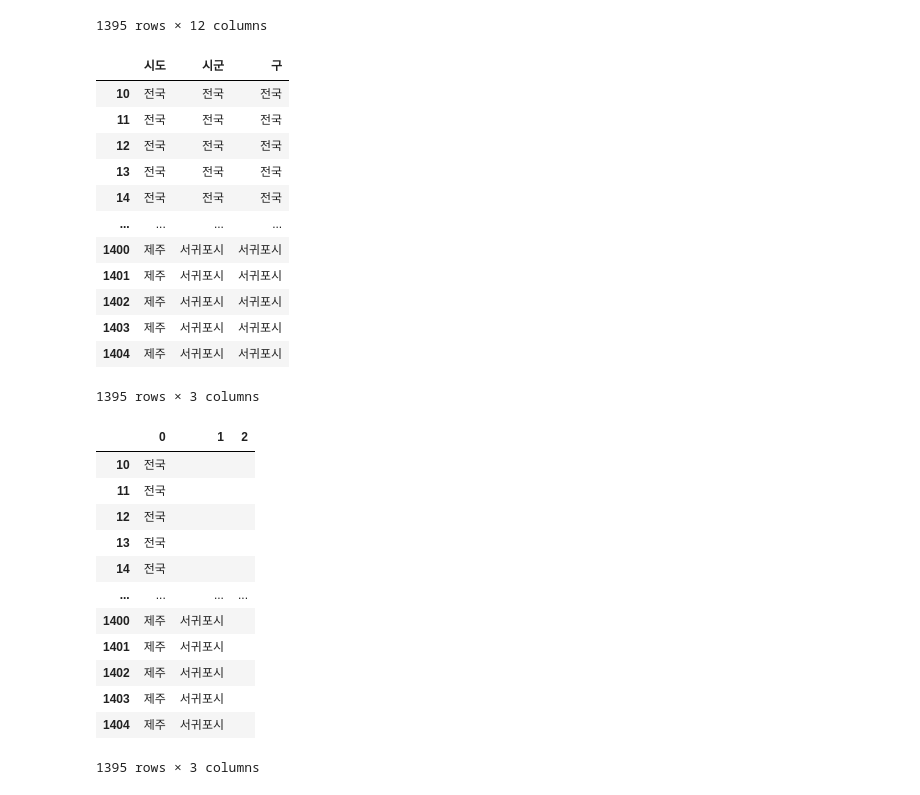
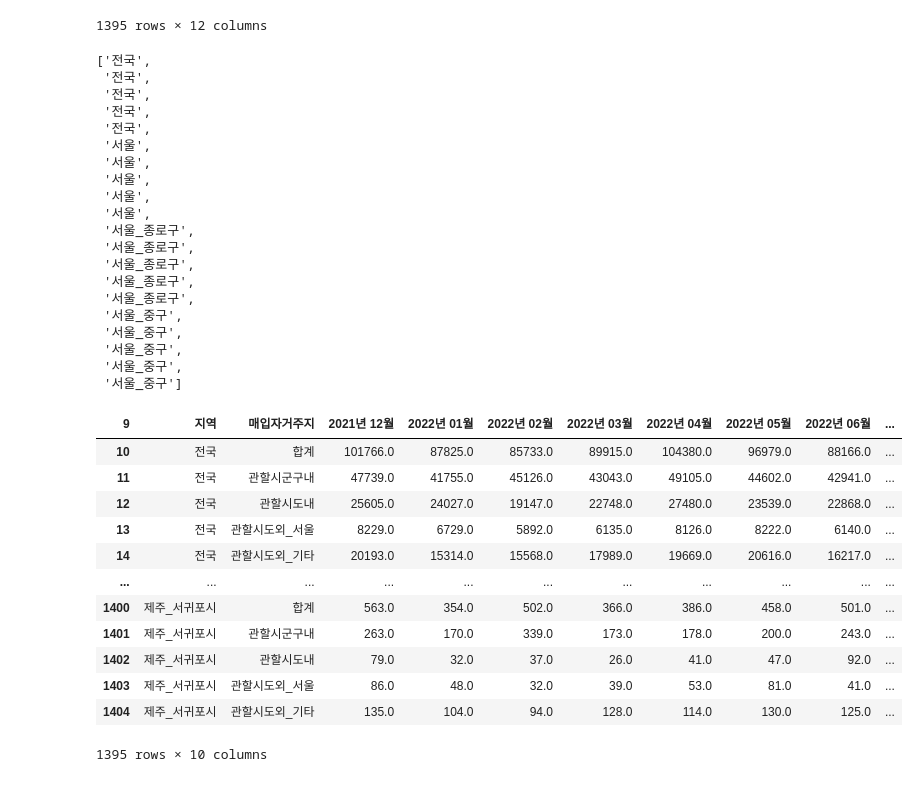
Before and after one commit to yeonghun00/real-estate, a Jupyter notebook: traded.ipynb, the cells around one changed output. Saved outputs shown, nothing was run; the diff lists cells and outputs as text; code cells hidden in the pictures.

```diff
--- a/traded.ipynb
+++ b/traded.ipynb
@@ -54,18 +54,26 @@ df
 # %%
 c = df.iloc[:, [0,1,2]]
 c.columns = ['시도', '시군','구']
-c
+loc = ['_'.join(list(dict.fromkeys(([c.loc[x][y] for y in ['시도', '시군', '구']])))) for x in c.index]
+loc[:20]
 # %% [output]
-|  | 시도 | 시군 | 구 |
-| 10 | 전국 | 전국 | 전국 |
-| 11 | 전국 | 전국 | 전국 |
-| 12 | 전국 | 전국 | 전국 |
-| 13 | 전국 | 전국 | 전국 |
-| 14 | 전국 | 전국 | 전국 |
-| ... | ... | ... | ... |
-| 1400 | 제주 | 서귀포시 | 서귀포시 |
-| 1401 | 제주 | 서귀포시 | 서귀포시 |
-| 1402 | 제주 | 서귀포시 | 서귀포시 |
-| 1403 | 제주 | 서귀포시 | 서귀포시 |
-| 1404 | 제주 | 서귀포시 | 서귀포시 |
-1395 rows × 3 columns
+['전국',
+ '전국',
+ '전국',
+ '전국',
+ '전국',
+ '서울',
+ '서울',
+ '서울',
+ '서울',
+ '서울',
+ '서울_종로구',
+ '서울_종로구',
+ '서울_종로구',
+ '서울_종로구',
+ '서울_종로구',
+ '서울_중구',
+ '서울_중구',
+ '서울_중구',
+ '서울_중구',
+ '서울_중구']
@@ -75,16 +80,18 @@ location.index = df.index
-# %%
-location
-# %% [output]
-|  | 0 | 1 | 2 |
-| 10 | 전국 |  |  |
-| 11 | 전국 |  |  |
-| 12 | 전국 |  |  |
-| 13 | 전국 |  |  |
-| 14 | 전국 |  |  |
-| ... | ... | ... | ... |
-| 1400 | 제주 | 서귀포시 |  |
-| 1401 | 제주 | 서귀포시 |  |
-| 1402 | 제주 | 서귀포시 |  |
-| 1403 | 제주 | 서귀포시 |  |
-| 1404 | 제주 | 서귀포시 |  |
-1395 rows × 3 columns
+# %%
+df = df.iloc[: , 3:]
+df.insert(loc=0, column='지역', value=loc)
+df
+# %% [output]
+| 9 | 지역 | 매입자거주지 | 2021년 12월 | 2022년 01월 | 2022년 02월 | 2022년 03월 | 2022년 04월 | 2022년 05월 | 2022년 06월 | ... |
+| 10 | 전국 | 합계 | 101766.0 | 87825.0 | 85733.0 | 89915.0 | 104380.0 | 96979.0 | 88166.0 | ... |
+| 11 | 전국 | 관할시군구내 | 47739.0 | 41755.0 | 45126.0 | 43043.0 | 49105.0 | 44602.0 | 42941.0 | ... |
+| 12 | 전국 | 관할시도내 | 25605.0 | 24027.0 | 19147.0 | 22748.0 | 27480.0 | 23539.0 | 22868.0 | ... |
+| 13 | 전국 | 관할시도외_서울 | 8229.0 | 6729.0 | 5892.0 | 6135.0 | 8126.0 | 8222.0 | 6140.0 | ... |
+| 14 | 전국 | 관할시도외_기타 | 20193.0 | 15314.0 | 15568.0 | 17989.0 | 19669.0 | 20616.0 | 16217.0 | ... |
+| ... | ... | ... | ... | ... | ... | ... | ... | ... | ... | ... |
+| 1400 | 제주_서귀포시 | 합계 | 563.0 | 354.0 | 502.0 | 366.0 | 386.0 | 458.0 | 501.0 | ... |
+| 1401 | 제주_서귀포시 | 관할시군구내 | 263.0 | 170.0 | 339.0 | 173.0 | 178.0 | 200.0 | 243.0 | ... |
+| 1402 | 제주_서귀포시 | 관할시도내 | 79.0 | 32.0 | 37.0 | 26.0 | 41.0 | 47.0 | 92.0 | ... |
+| 1403 | 제주_서귀포시 | 관할시도외_서울 | 86.0 | 48.0 | 32.0 | 39.0 | 53.0 | 81.0 | 41.0 | ... |
+| 1404 | 제주_서귀포시 | 관할시도외_기타 | 135.0 | 104.0 | 94.0 | 128.0 | 114.0 | 130.0 | 125.0 | ... |
+1395 rows × 10 columns
```
Also changed, not shown: parts of 2 cells of this notebook.
